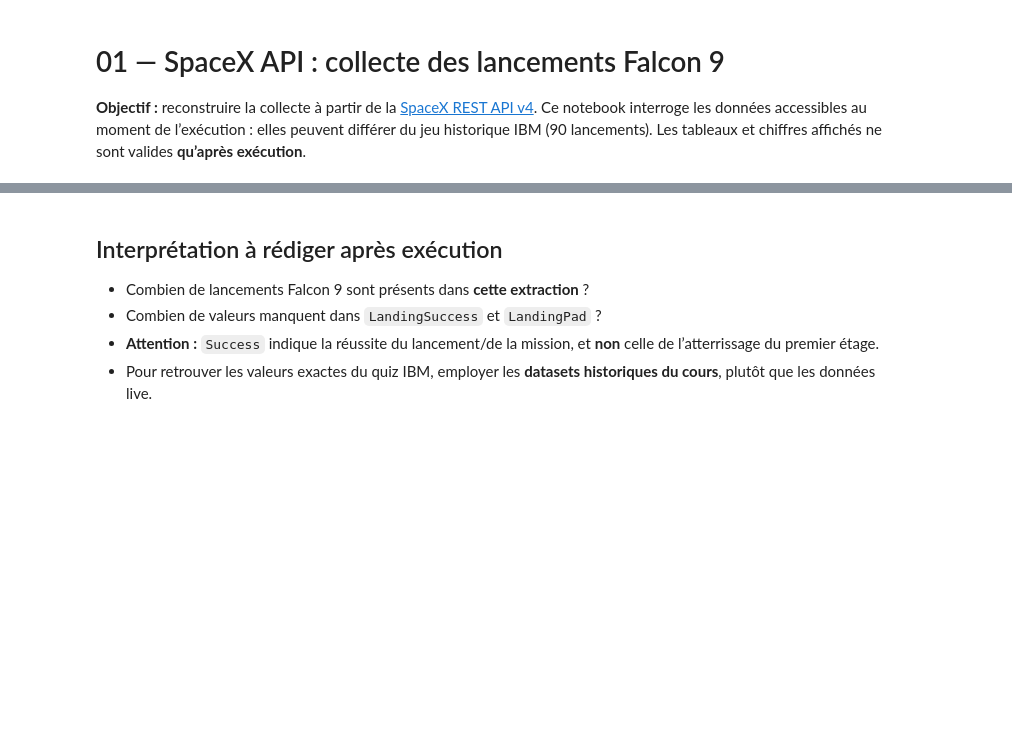
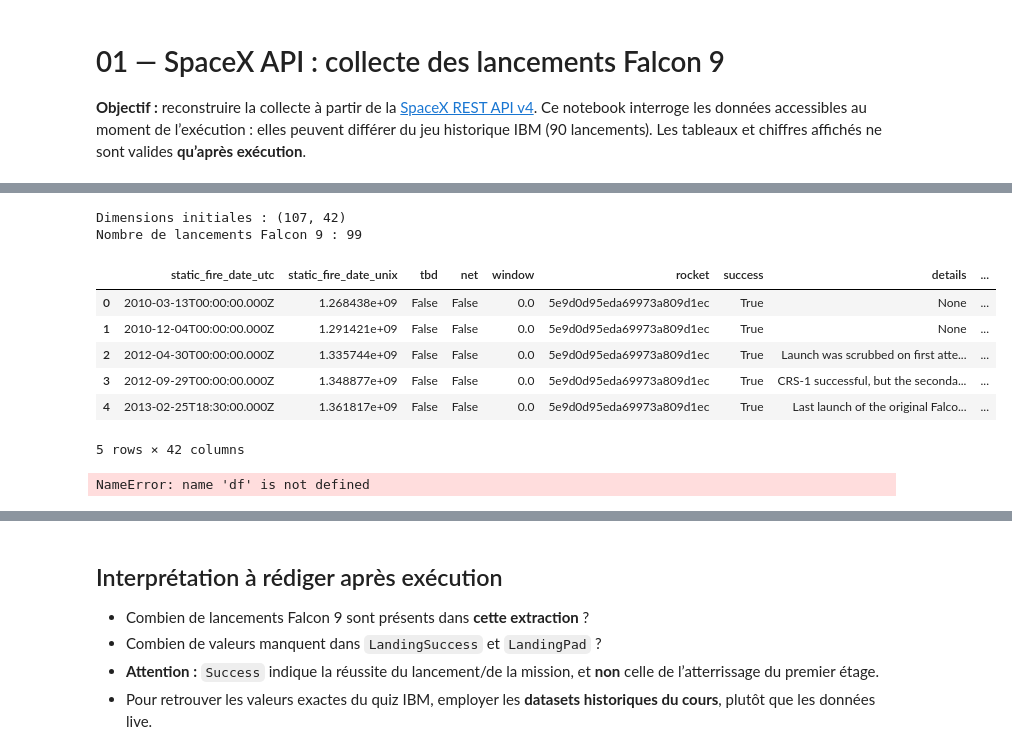
Before and after one commit to hajar-hajiri/IBM-Data-Science-Capstone-SpaceX, a Jupyter notebook: notebooks/01_SpaceX_API.ipynb, the cells around one changed output, grey strips where cells are left out. Cells and saved outputs as stored; diff of their text form; code cells hidden in the pictures; blank space fills up the shorter version.

```diff
--- a/notebooks/01_SpaceX_API.ipynb
+++ b/notebooks/01_SpaceX_API.ipynb
@@ -30,34 +45,33 @@ HTTPError: 522 Server Error: <none> for url: https://api.spacexdata.com/v4/launc
 # %%
-rockets_by_id = {r["id"]: r.get("name") for r in rockets}
-launchpads_by_id = {p["id"]: p.get("name") for p in launchpads}
-landpads_by_id = {p["id"]: p.get("name") for p in landpads}
+# Vérifier que les données IBM ont été chargées
+print("Dimensions initiales :", data.shape)
 
-records = []
-for launch in launches:
-    rocket_name = rockets_by_id.get(launch.get("rocket"))
-    if rocket_name != "Falcon 9":
-        continue
-    cores = launch.get("cores") or []
-    first_core = cores[0] if cores else {}
-    records.append({
-        "FlightNumber": launch.get("flight_number"),
-        "Date": launch.get("date_utc"),
-        "Mission": launch.get("name"),
-        "Rocket": rocket_name,
-        "LaunchSite": launchpads_by_id.get(launch.get("launchpad")),
-        "Success": launch.get("success"),  # succès de mission ≠ succès d’atterrissage
-        "LandingSuccess": first_core.get("landing_success"),
-        "LandingType": first_core.get("landing_type"),
-        "LandingPad": landpads_by_id.get(first_core.get("landpad")),
-        "Reused": first_core.get("reused"),
-        "CoreFlight": first_core.get("flight"),
-        "FlightID": launch.get("id"),
-    })
-df = pd.DataFrame(records).sort_values("Date").reset_index(drop=True)
-print("Lancements Falcon 9 retenus :", len(df))
-display(df.head(5))
+# Sélectionner uniquement les lancements Falcon 9
+falcon9_id = "5e9d0d95eda69973a809d1ec"
+
+data_falcon9 = data[
+    data["rocket"] == falcon9_id
+].copy()
+
+data_falcon9.reset_index(drop=True, inplace=True)
+
+print("Nombre de lancements Falcon 9 :", len(data_falcon9))
+
+display(data_falcon9.head())
+# %% [output]
+Dimensions initiales : (107, 42)
+Nombre de lancements Falcon 9 : 99
+|  | static_fire_date_utc | static_fire_date_unix | tbd | net | window | rocket | success | details | ... |
+| 0 | 2010-03-13T00:00:00.000Z | 1.268438e+09 | False | False | 0.0 | 5e9d0d95eda69973a809d1ec | True | None | ... |
+| 1 | 2010-12-04T00:00:00.000Z | 1.291421e+09 | False | False | 0.0 | 5e9d0d95eda69973a809d1ec | True | None | ... |
+| 2 | 2012-04-30T00:00:00.000Z | 1.335744e+09 | False | False | 0.0 | 5e9d0d95eda69973a809d1ec | True | Launch was scrubbed on first atte... | ... |
+| 3 | 2012-09-29T00:00:00.000Z | 1.348877e+09 | False | False | 0.0 | 5e9d0d95eda69973a809d1ec | True | CRS-1 successful, but the seconda... | ... |
+| 4 | 2013-02-25T18:30:00.000Z | 1.361817e+09 | False | False | 0.0 | 5e9d0d95eda69973a809d1ec | True | Last launch of the original Falco... | ... |
+5 rows × 42 columns
 # %%
 print("Dimensions :", df.shape)
 display(df.isna().sum().rename("Missing values").to_frame())
 print("Atterrissage indiqué :", df["LandingSuccess"].value_counts(dropna=False).to_dict())
+# %% [output]
+NameError: name 'df' is not defined
 # %%
```
Also changed, not shown: parts of 2 cells of this notebook.
